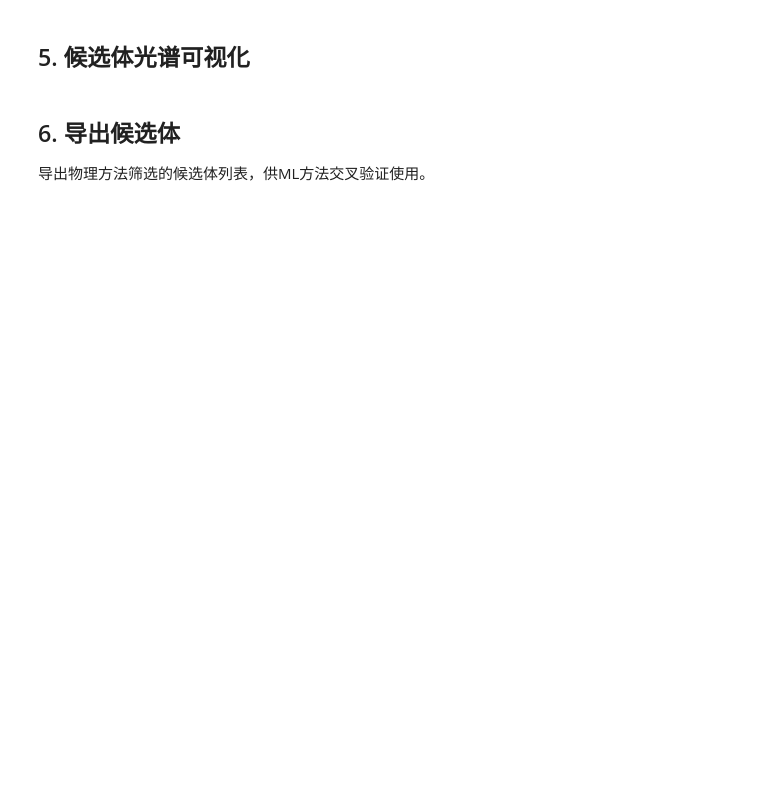
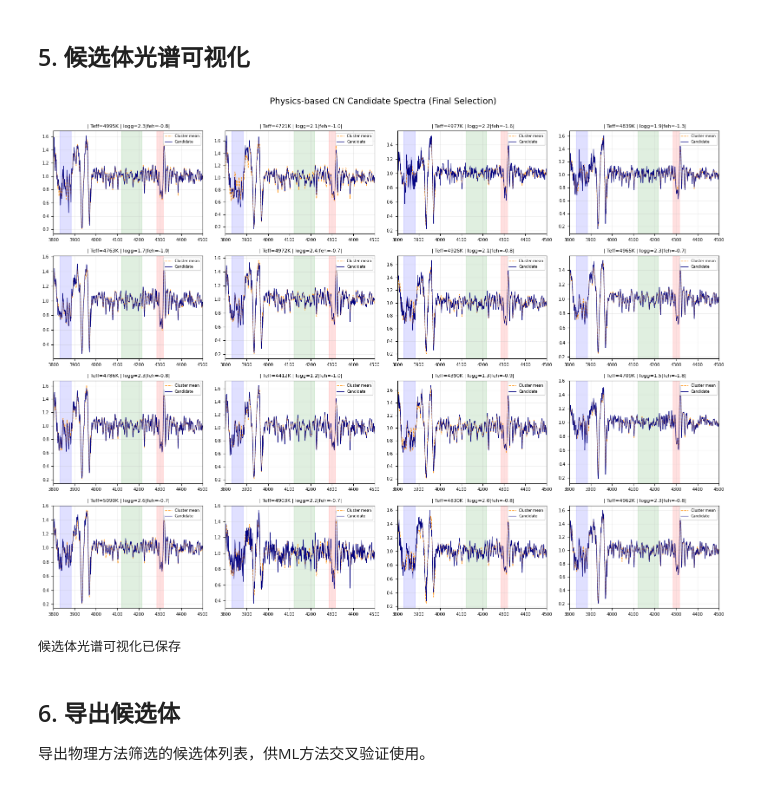
Before and after one commit to Qiqi532/Lamost-CNstar, a Jupyter notebook: PhaseSummary/01_T_physics/T_physics.ipynb, the cells around one changed output. Saved outputs shown, nothing was run; the diff lists cells and outputs as text; code cells hidden in the pictures; blank space fills up the shorter version.

```diff
--- a/PhaseSummary/01_T_physics/T_physics.ipynb
+++ b/PhaseSummary/01_T_physics/T_physics.ipynb
@@ -548,40 +678,41 @@ for i, idx in enumerate(show_idx):
 
 
     teff = area_df.loc[idx, 'teff']
+    logg = area_df.loc[idx, 'logg']
+    feh = area_df.loc[idx, 'feh']
 
     cn3839_v = area_df.loc[idx, 'CN3839_idx']
 
-    ax.set_title(f'#{i+1} | Teff={teff:.0f}K | CN3839={cn3839_v:.3f}', fontsize=8)
+    ax.set_title(f' | Teff={teff:.0f}K | logg={logg:.1f}|feh={feh:.1f}|', fontsize=8)
 
     ax.set_xlim(3800, 4500)
 
     ax.tick_params(labelsize=7)
 
     ax.grid(alpha=0.2)
 
-
-
-    if i == 0:
-
-        ax.legend(fontsize=6, loc='upper right')
+    ax.legend(fontsize=6, loc='upper right')
 
 
 
 for j in range(n_show, len(axes)):
 
     axes[j].axis('off')
 
 
 
 fig.suptitle('Physics-based CN Candidate Spectra (Final Selection)', fontsize=14, y=1.01)
 
 plt.tight_layout()
 
 plt.savefig(_PROJECT_ROOT / 'PhaseSummary/01_T_physics/candidate_spectra.png', dpi=150, bbox_inches='tight')
 
 plt.show()
 
 print("候选体光谱可视化已保存")
+# %% [output]
+[figure, added]
+候选体光谱可视化已保存
 # %% [markdown]
 ## 6. 导出候选体
 
```
Also changed, not shown: parts of 11 cells of this notebook, 3 other files.
